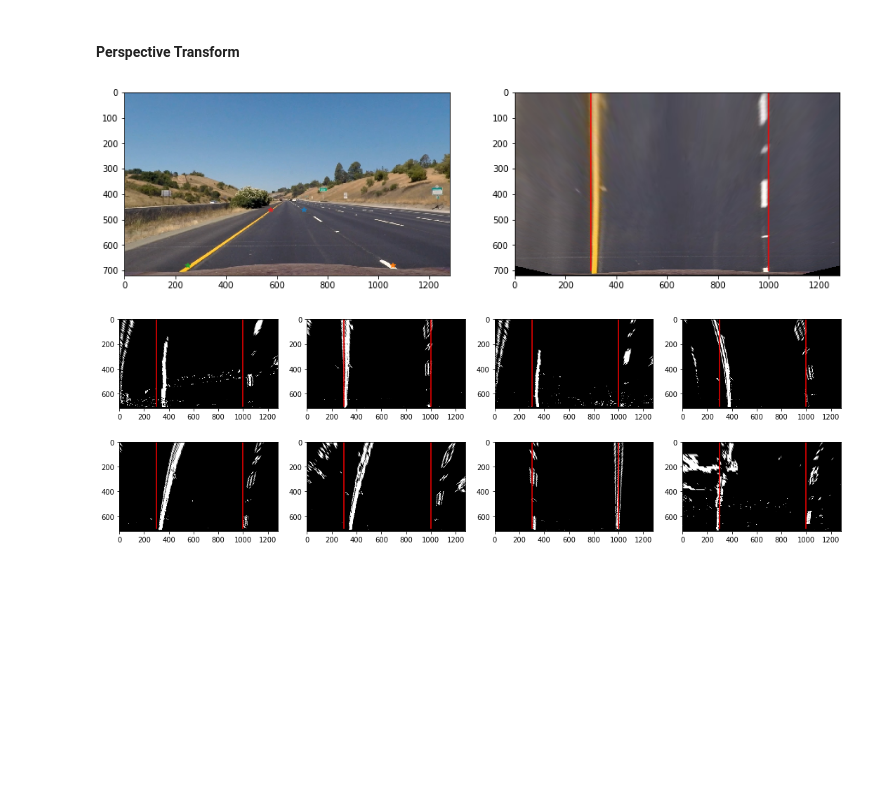
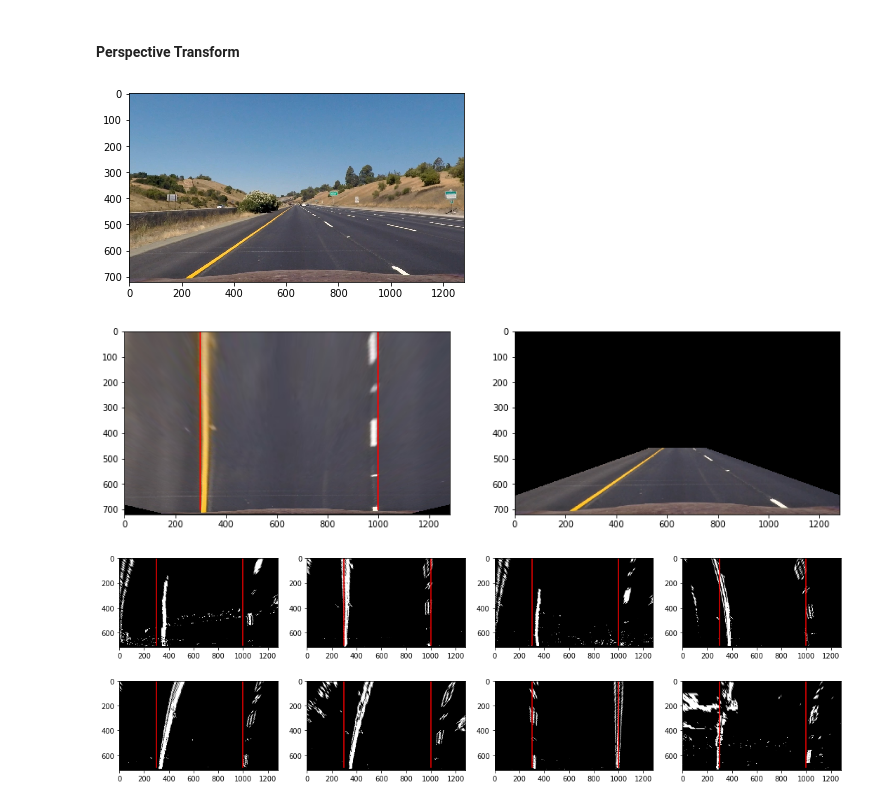
Before and after one commit to AntonioIsas/CarND-Advanced-Lane-Lines, a Jupyter notebook: advanced_lane_lines.ipynb, the cells around one changed output. Saved outputs shown, nothing was run; the diff lists cells and outputs as text; code cells hidden in the pictures; blank space fills up the shorter version.

```diff
--- a/advanced_lane_lines.ipynb
+++ b/advanced_lane_lines.ipynb
@@ -95,11 +95,14 @@ test_images = glob.glob('test_images/*.jpg')
 f, ax = plt.subplots(4, 4, figsize=(12, 9));
 f.tight_layout()
 
+images = []
 undistorted_images = []
 ax1, ax2 = 0, 0
 count = 1
 for fname in test_images:
     img = cv2.cvtColor( cv2.imread(fname), cv2.COLOR_BGR2RGB)
+
+    images.append(img)
 
     ax[ax1, ax2].imshow( img )
     ax[ax1, ax2].set_title('Original {}'.format(count), fontsize=10)
@@ -309,40 +312,47 @@ ax[1].imshow( thresholded, cmap='gray' );
 # %% [markdown]
 #### Perspective Transform
 # %%
-def warp(img):
+src = np.float32(
+    [[705, 460],
+     [1057, 680],
+     [250, 680],
+     [579, 460]])
+
+dst = np.float32(
+    [[1000, 0],
+     [1000, 700],
+     [300, 700],
+     [300, 0]])
+
+M = cv2.getPerspectiveTransform(src, dst)
+Minv = cv2.getPerspectiveTransform(dst, src)
+
+def warp(img, inverse=False):
     img_size = (img.shape[1], img.shape[0])
 
-    src = np.float32(
-        [[705, 460],
-         [1057, 680],
-         [250, 680],
-         [579, 460]])
+    if inverse:
+        warped = cv2.warpPerspective(img, Minv, img_size, flags=cv2.INTER_LINEAR)
+    else:
+        warped = cv2.warpPerspective(img, M, img_size, flags=cv2.INTER_LINEAR)
 
-    dst = np.float32(
-        [[1000, 0],
-         [1000, 700],
-         [300, 700],
-         [300, 0]])
-
-    M = cv2.getPerspectiveTransform(src, dst)
-    warped = cv2.warpPerspective(img, M, img_size, flags=cv2.INTER_LINEAR)
     return warped
 
 img = undistorted_images[1]
+
 warped = warp(img)
+unwarped = warp(warped, True)
+
+plt.imshow( img )
 
 f, ax = plt.subplots(1, 2, figsize=(15, 5));
-ax[0].imshow(img );
-ax[0].plot(707, 460, '*');
-ax[0].plot(1057, 680, '*');
-ax[0].plot(248, 680, '*');
-ax[0].plot(575, 460, '*');
+ax[0].imshow( warped );
+ax[0].plot([1000, 1000],[0,700], 'r-');
+ax[0].plot([300, 300],[0,700], 'r-');
 
-ax[1].imshow( warped );
-ax[1].plot([1000, 1000],[0,700], 'r-');
-ax[1].plot([300, 300],[0,700], 'r-');
+ax[1].imshow( unwarped );
 # %% [output]
-[figure, old version]
+[figure, new version]
+[figure, added]
 # %%
 warped_images = []
 
```
Also changed, not shown: parts of 26 cells of this notebook, 1 other file.
